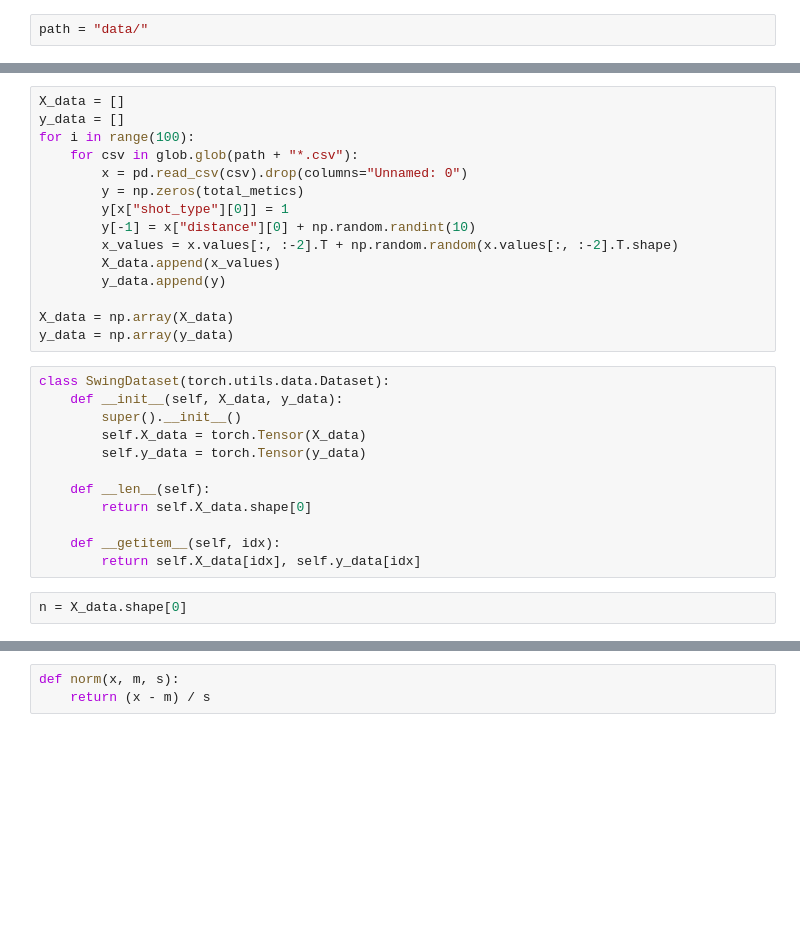
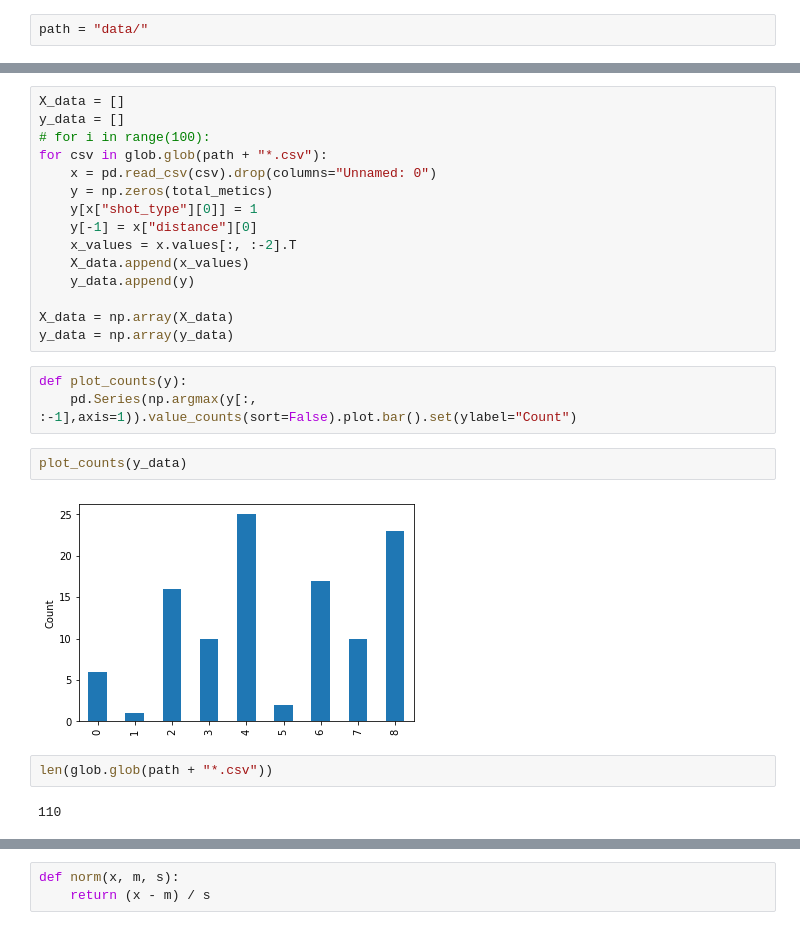
Before and after one commit to austinbeauch/swing_classifier, a Jupyter notebook: train.ipynb, the cells around one changed output, grey strips where cells are left out. Drawn from its saved outputs; the diff is of its cells as text; blank space fills up the shorter version.

```diff
--- a/train.ipynb
+++ b/train.ipynb
@@ -27,29 +39,26 @@ np.random.randint(10)
 # %%
 X_data = []
 y_data = []
-for i in range(100):
-    for csv in glob.glob(path + "*.csv"):
-        x = pd.read_csv(csv).drop(columns="Unnamed: 0")
-        y = np.zeros(total_metics)
-        y[x["shot_type"][0]] = 1
-        y[-1] = x["distance"][0] + np.random.randint(10)
-        x_values = x.values[:, :-2].T + np.random.random(x.values[:, :-2].T.shape)
-        X_data.append(x_values)
-        y_data.append(y)
+# for i in range(100):
+for csv in glob.glob(path + "*.csv"):
+    x = pd.read_csv(csv).drop(columns="Unnamed: 0")
+    y = np.zeros(total_metics)
+    y[x["shot_type"][0]] = 1
+    y[-1] = x["distance"][0]
+    x_values = x.values[:, :-2].T
+    X_data.append(x_values)
+    y_data.append(y)
 
 X_data = np.array(X_data)
 y_data = np.array(y_data)
-# %%
-class SwingDataset(torch.utils.data.Dataset):
-    def __init__(self, X_data, y_data):
-        super().__init__()
-        self.X_data = torch.Tensor(X_data)
-        self.y_data = torch.Tensor(y_data)
-
-    def __len__(self):
-        return self.X_data.shape[0]
-
-    def __getitem__(self, idx):
-        return self.X_data[idx], self.y_data[idx]
-# %%
-n = X_data.shape[0]
+# %%
+def plot_counts(y):
+    pd.Series(np.argmax(y[:, :-1],axis=1)).value_counts(sort=False).plot.bar().set(ylabel="Count")
+# %%
+plot_counts(y_data)
+# %% [output]
+[figure, added]
+# %%
+len(glob.glob(path + "*.csv"))
+# %% [output]
+110
```
Also changed, not shown: parts of 31 cells of this notebook, 9 other files.
